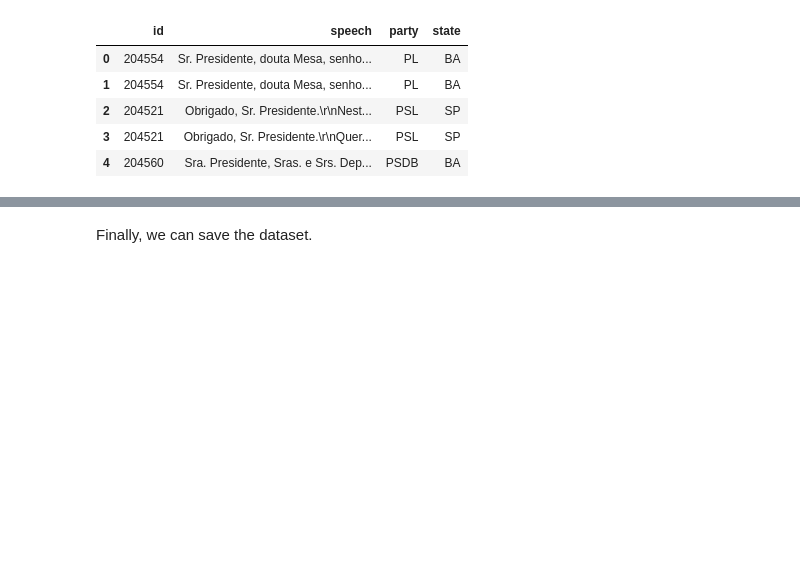
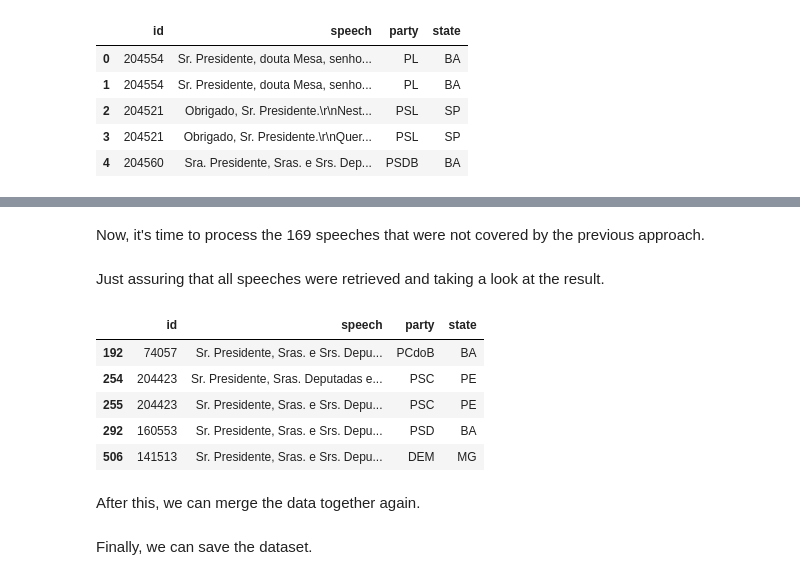
Before and after one commit to nymarya/political-speeches-networks, a Jupyter notebook: notebooks/Building_the_dataset.ipynb, the cells around one changed output, grey strips where cells are left out. Cells and saved outputs as stored; diff of their text form; code cells hidden in the pictures; blank space fills up the shorter version.

Commit message:
fix processing

```diff
--- a/notebooks/Building_the_dataset.ipynb
+++ b/notebooks/Building_the_dataset.ipynb
@@ -157,0 +186,4 @@ dataset.head()
+# %%
+null_speeches = dataset.loc[dataset.speech.isna()]
+
+print( "There are %i null speeches" % len(null_speeches))
@@ -157,0 +194,30 @@ dataset.head()
+# %%
+dataset.dropna(inplace=True)
+
+# Assert that the number of rows decreased
+assert(dataset.shape[0] < size)
+# %% [markdown]
+Now, it's time to process the 169 speeches that were not covered by the previous approach.
+# %%
+dataset1 = dataset1.loc[null_speeches.index]
+
+assert(dataset1.shape[0] == 169)
+# %%
+# We split the data using the pattern "\r\n\r\n" and retrieve the last string
+# obtained in that split
+dataset1['speech'] = dataset1.speech.str.split("\r\n\r\n", n=1, expand=True)[1]
+# %% [markdown]
+Just assuring that all speeches were retrieved and taking a look at the result.
+# %%
+assert(dataset.speech.isna().sum() == 0)
+
+dataset1.head()
+# %% [output]
+|  | id | speech | party | state |
+| 192 | 74057 | Sr. Presidente, Sras. e Srs. Depu... | PCdoB | BA |
+| 254 | 204423 | Sr. Presidente, Sras. Deputadas e... | PSC | PE |
+| 255 | 204423 | Sr. Presidente, Sras. e Srs. Depu... | PSC | PE |
+| 292 | 160553 | Sr. Presidente, Sras. e Srs. Depu... | PSD | BA |
+| 506 | 141513 | Sr. Presidente, Sras. e Srs. Depu... | DEM | MG |
+# %% [markdown]
+After this, we can merge the data together again.
```
Also changed, not shown: parts of 13 cells of this notebook.
